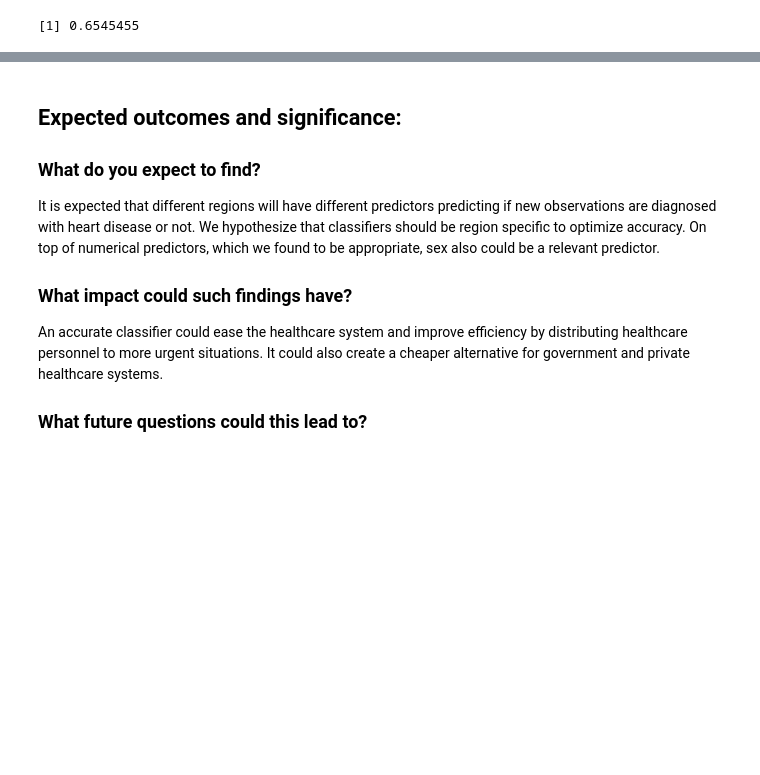
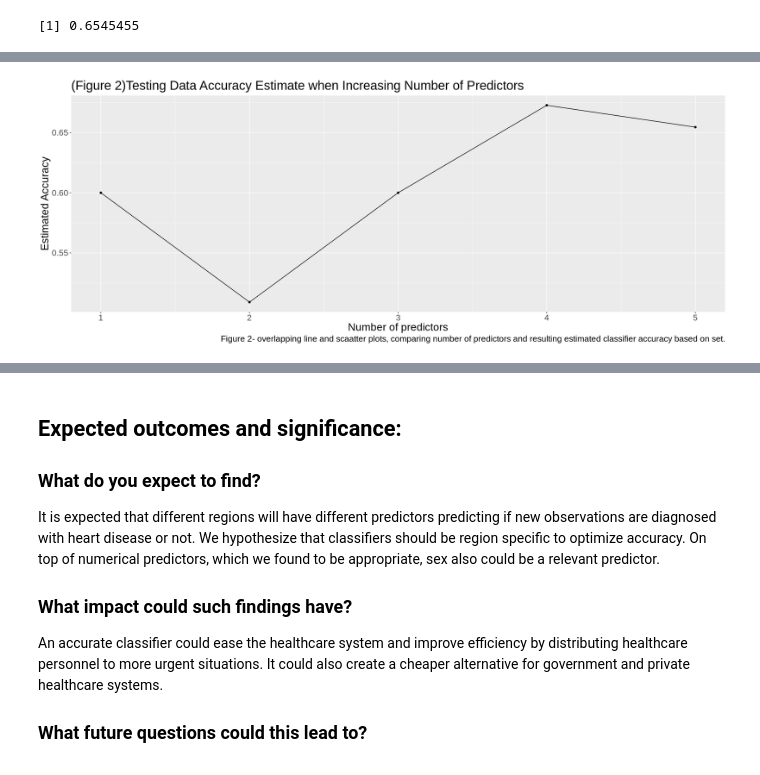
Before and after one commit to justinlook/dsci-100-2022w1-group-10, a Jupyter notebook: Final-project-group10.ipynb, the cells around one changed output, grey strips where cells are left out. Cells and saved outputs as stored; diff of their text form; code cells hidden in the pictures; blank space fills up the shorter version.

Commit message:
Comparison made
We did the comparison between cross validation accuracies and testing data accuracies

```diff
--- a/Final-project-group10.ipynb
+++ b/Final-project-group10.ipynb
@@ -711,3 +710,22 @@ accuracy_testing_dataset_size5
 [1] 0.6
 [1] 0.6727273
 [1] 0.6545455
+# %%
+size<-list(1, 2, 3, 4, 5)
+model_string<-list("num ~ age", "num ~ age+chol",
+                   "num ~ age+chol+oldpeak",
+                   "num ~ age+chol+oldpeak+trestbps",
+                   "num ~ age+chol+oldpeak+trestbps+thalach")
+accuracy <- list(accuracy_testing_dataset_size1,
+accuracy_testing_dataset_size2,
+accuracy_testing_dataset_size3,
+accuracy_testing_dataset_size4,
+accuracy_testing_dataset_size5)
+
+
+
+testing_accuracies<-tibble(size|>unlist(), model_string|>unlist(), accuracy|>unlist())|>
+rename(size="unlist(size)", model_string="unlist(model_string)",accuracy="unlist(accuracy)")
+col_names <- c("size", "model_string", "accuracy")
+
+testing_accuracies
@@ -713,0 +741,15 @@ accuracy_testing_dataset_size5
+# %%
+options(repr.plot.width=18, repr.plot.height=7)
+accuracies_testing_data_plot<-testing_accuracies|>
+ggplot(aes(x=size,y=accuracy))+
+geom_point()+
+geom_line()+
+labs(x="Number of predictors",y="Estimated Accuracy",
+     caption ="Figure 2- overlapping line and scaatter plots, comparing number of predictors and resulting estimated classifier accuracy based on set.")+
+theme(text=element_text(size=20))+
+ggtitle("(Figure 2)Testing Data Accuracy Estimate when Increasing Number of Predictors")
+
+
+accuracies_testing_data_plot
+# %% [output]
+[figure, added]
```
Also changed, not shown: parts of 5 cells of this notebook.
